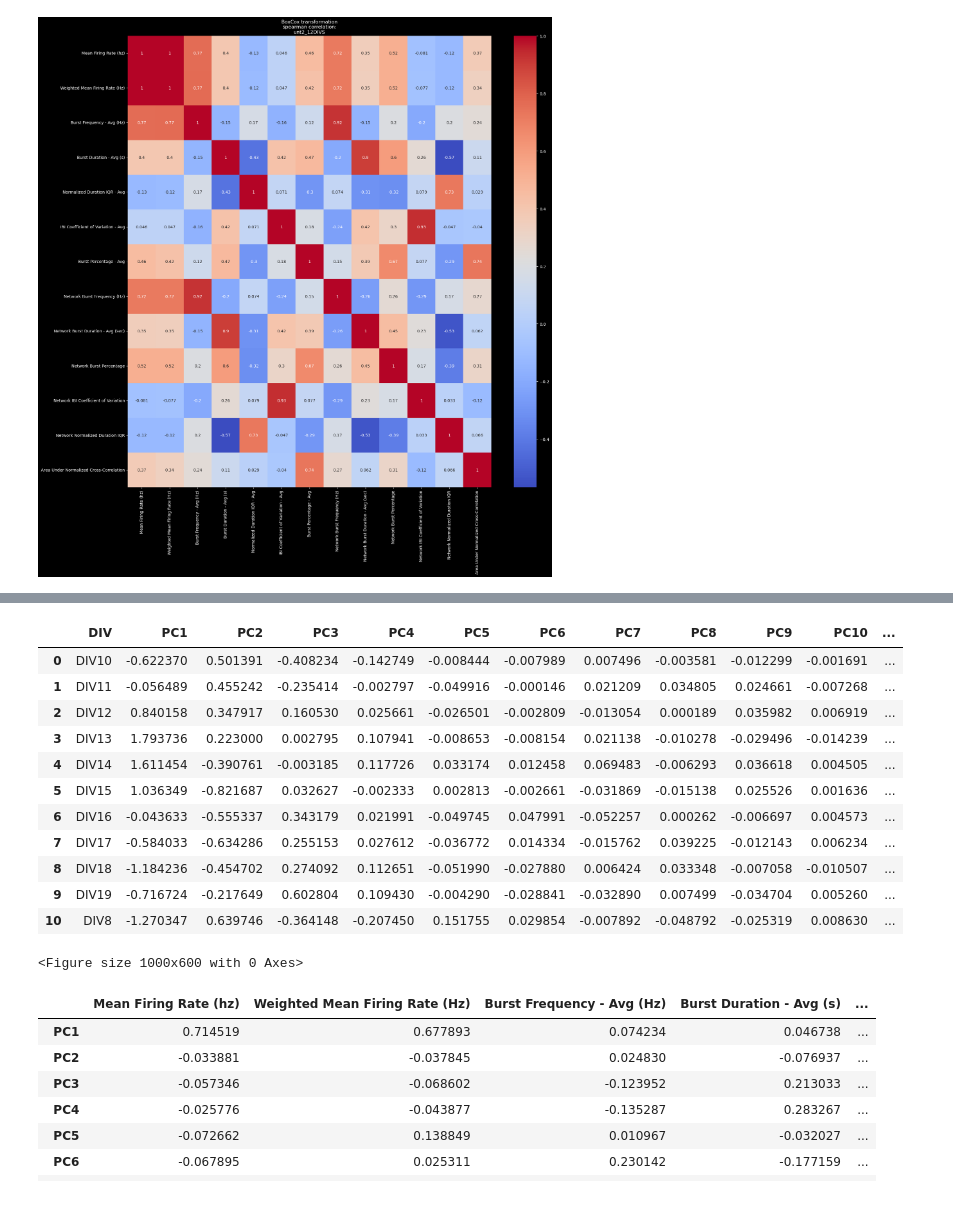
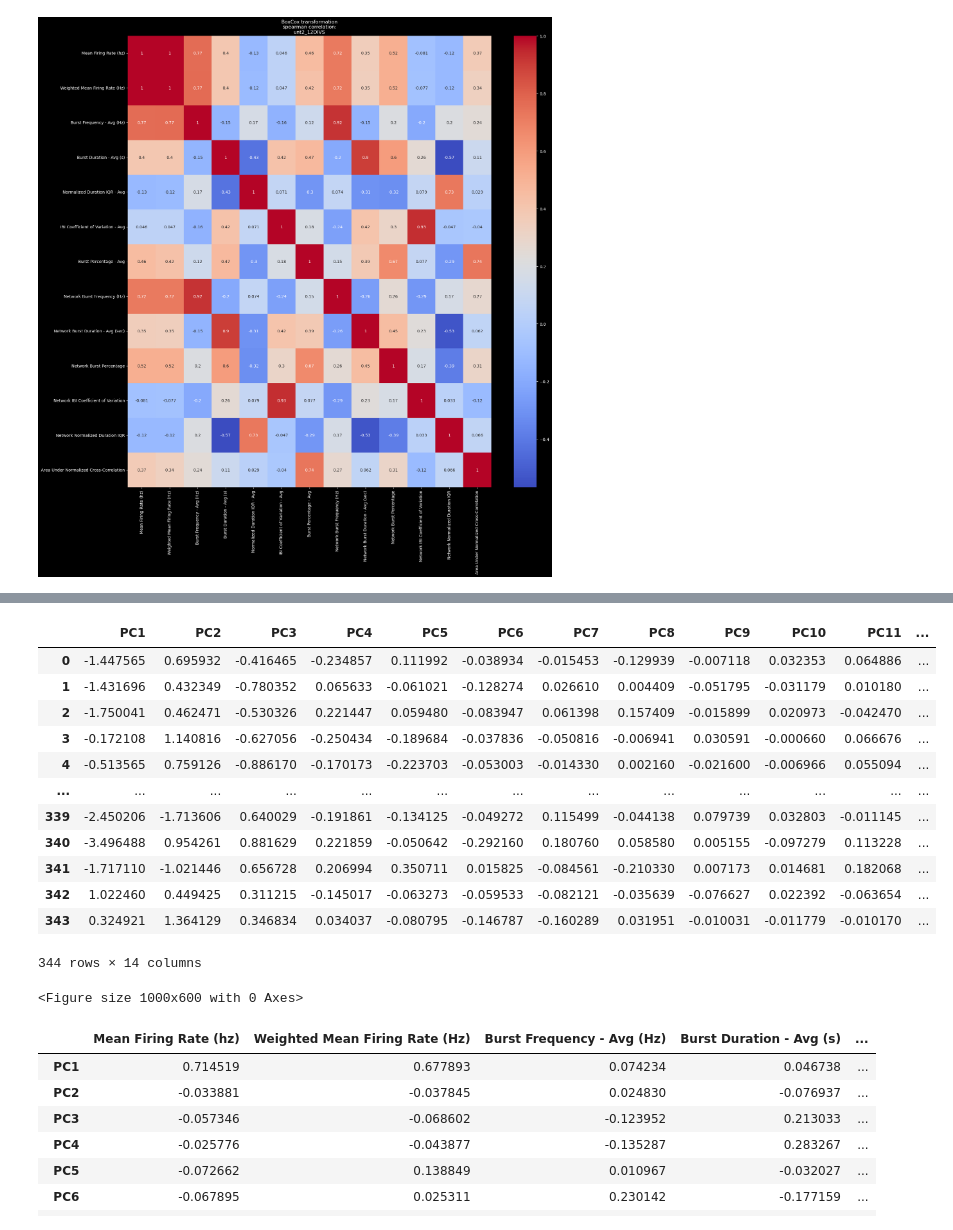
Before and after one commit to soderling-lab/MicroElectrodeArrayAnalysis, a Jupyter notebook: analysis/pca.ipynb, the cells around one changed output, grey strips where cells are left out. Cells and saved outputs as stored; diff of their text form; code cells hidden in the pictures.

```diff
--- a/analysis/pca.ipynb
+++ b/analysis/pca.ipynb
@@ -256,7 +257,7 @@ for day, dct in DIVS.items():
     mutdict = copy.deepcopy(dct)
     for (test), df in untdict.items():
         untdict[(test)]= keep_genes(df, 'unt2')
-        mutdict[(test)] = keep_genes(df, 'THSD7 2')
+        mutdict[(test)] = keep_genes(df, 'GPR37L 1')
     DIVSU[day]=untdict
     DIVSM[day]=mutdict
 DIVSU.keys()
@@ -421,6 +447,10 @@ norm_mf.shape, norm_sf.shape
 ## no need to transpose, sf yields fxf correlation
 # fs = sf.transpose()
 # fs.index
-norm_sf
+qc = pd.DataFrame(columns=norm_sf.columns, index=['min', 'max'])
+for col in norm_sf.columns:
+    qc.loc['min', col] = norm_sf[col].min()
+    qc.loc['max', col] = norm_sf[col].max()
+qc
 # %% [output]
 |  | Mean Firing Rate (hz) | Weighted Mean Firing Rate (Hz) | Burst Frequency - Avg (Hz) | Burst Duration - Avg (s) | ... |
@@ -525,11 +530,10 @@ def remove_DIV(dataf, daysf, day):
     cut_dataf = dataf[dataf['DIV'] != day.upper()].copy()
     cut_days = daysf.loc[cut_dataf.index]
     cut_dataf = cut_dataf.drop(columns='DIV').reset_index(drop=True)
-    dataf = dataf.drop(columns='DIV').reset_index(drop=True)
+    cut_days = cut_days.drop(columns='DIV').reset_index(drop=True)
     return cut_dataf, cut_days
 norm_sf5, DIVS_SF5 = remove_DIV(norm_sf, DIVS_SF, 'DIV5')
-norm_mf5, DIVS_MF5 = remove_DIV(norm_mf, DIVS_MF, 'DIV5')
-
-norm_mf5
+# norm_mf5, DIVS_MF5 = remove_DIV(norm_mf, DIVS_MF, 'DIV5')
+norm_sf5
 # %% [output]
 |  | Mean Firing Rate (hz) | Weighted Mean Firing Rate (Hz) | Burst Frequency - Avg (Hz) | Burst Duration - Avg (s) | ... |
@@ -564,35 +567,36 @@ norm_sf
 # %%
 ## PCA on BC and log
 ## initial PCA on unt2, div5 included or not. ur choice. c
 plt.figure(figsize=(10, 6))
 
 DATA, DAYS, TYPE  = norm_sf5, DIVS_SF5, 'sansDIV5' # CHANGE HERE
 if 'DIV' in DATA.columns:
     DATA.drop(columns='DIV', inplace=True)
 pca = PCA(n_components=DATA.shape[1])
 principalComponent = pca.fit_transform(DATA) ## CHANGE DATASET
 # convert principalComponent np array to df
 pca_df = pd.DataFrame(data = principalComponent, columns = [f'PC{i}' for i in range(1, DATA.shape[1]+1)])
 assert(DATA.shape[0] == DAYS.shape[0])
 pca_df['DIV'] = DAYS
 
 # ## avg all replicates for each DIV along test
 pca_avg = pca_df.groupby('DIV', as_index=False).mean()
-pca_avg
+pca_df
 # %% [output]
-|  | DIV | PC1 | PC2 | PC3 | PC4 | PC5 | PC6 | PC7 | PC8 | PC9 | PC10 | ... |
-| 0 | DIV10 | -0.622370 | 0.501391 | -0.408234 | -0.142749 | -0.008444 | -0.007989 | 0.007496 | -0.003581 | -0.012299 | -0.001691 | ... |
-| 1 | DIV11 | -0.056489 | 0.455242 | -0.235414 | -0.002797 | -0.049916 | -0.000146 | 0.021209 | 0.034805 | 0.024661 | -0.007268 | ... |
-| 2 | DIV12 | 0.840158 | 0.347917 | 0.160530 | 0.025661 | -0.026501 | -0.002809 | -0.013054 | 0.000189 | 0.035982 | 0.006919 | ... |
-| 3 | DIV13 | 1.793736 | 0.223000 | 0.002795 | 0.107941 | -0.008653 | -0.008154 | 0.021138 | -0.010278 | -0.029496 | -0.014239 | ... |
-| 4 | DIV14 | 1.611454 | -0.390761 | -0.003185 | 0.117726 | 0.033174 | 0.012458 | 0.069483 | -0.006293 | 0.036618 | 0.004505 | ... |
-| 5 | DIV15 | 1.036349 | -0.821687 | 0.032627 | -0.002333 | 0.002813 | -0.002661 | -0.031869 | -0.015138 | 0.025526 | 0.001636 | ... |
-| 6 | DIV16 | -0.043633 | -0.555337 | 0.343179 | 0.021991 | -0.049745 | 0.047991 | -0.052257 | 0.000262 | -0.006697 | 0.004573 | ... |
-| 7 | DIV17 | -0.584033 | -0.634286 | 0.255153 | 0.027612 | -0.036772 | 0.014334 | -0.015762 | 0.039225 | -0.012143 | 0.006234 | ... |
-| 8 | DIV18 | -1.184236 | -0.454702 | 0.274092 | 0.112651 | -0.051990 | -0.027880 | 0.006424 | 0.033348 | -0.007058 | -0.010507 | ... |
-| 9 | DIV19 | -0.716724 | -0.217649 | 0.602804 | 0.109430 | -0.004290 | -0.028841 | -0.032890 | 0.007499 | -0.034704 | 0.005260 | ... |
-| 10 | DIV8 | -1.270347 | 0.639746 | -0.364148 | -0.207450 | 0.151755 | 0.029854 | -0.007892 | -0.048792 | -0.025319 | 0.008630 | ... |
+|  | PC1 | PC2 | PC3 | PC4 | PC5 | PC6 | PC7 | PC8 | PC9 | PC10 | PC11 | ... |
+| 0 | -1.447565 | 0.695932 | -0.416465 | -0.234857 | 0.111992 | -0.038934 | -0.015453 | -0.129939 | -0.007118 | 0.032353 | 0.064886 | ... |
+| 1 | -1.431696 | 0.432349 | -0.780352 | 0.065633 | -0.061021 | -0.128274 | 0.026610 | 0.004409 | -0.051795 | -0.031179 | 0.010180 | ... |
+| 2 | -1.750041 | 0.462471 | -0.530326 | 0.221447 | 0.059480 | -0.083947 | 0.061398 | 0.157409 | -0.015899 | 0.020973 | -0.042470 | ... |
+| 3 | -0.172108 | 1.140816 | -0.627056 | -0.250434 | -0.189684 | -0.037836 | -0.050816 | -0.006941 | 0.030591 | -0.000660 | 0.066676 | ... |
+| 4 | -0.513565 | 0.759126 | -0.886170 | -0.170173 | -0.223703 | -0.053003 | -0.014330 | 0.002160 | -0.021600 | -0.006966 | 0.055094 | ... |
+| ... | ... | ... | ... | ... | ... | ... | ... | ... | ... | ... | ... | ... |
+| 339 | -2.450206 | -1.713606 | 0.640029 | -0.191861 | -0.134125 | -0.049272 | 0.115499 | -0.044138 | 0.079739 | 0.032803 | -0.011145 | ... |
+| 340 | -3.496488 | 0.954261 | 0.881629 | 0.221859 | -0.050642 | -0.292160 | 0.180760 | 0.058580 | 0.005155 | -0.097279 | 0.113228 | ... |
+| 341 | -1.717110 | -1.021446 | 0.656728 | 0.206994 | 0.350711 | 0.015825 | -0.084561 | -0.210330 | 0.007173 | 0.014681 | 0.182068 | ... |
+| 342 | 1.022460 | 0.449425 | 0.311215 | -0.145017 | -0.063273 | -0.059533 | -0.082121 | -0.035639 | -0.076627 | 0.022392 | -0.063654 | ... |
+| 343 | 0.324921 | 1.364129 | 0.346834 | 0.034037 | -0.080795 | -0.146787 | -0.160289 | 0.031951 | -0.010031 | -0.011779 | -0.010170 | ... |
-<Figure size 1000x600 with 0 Axes>
+344 rows × 14 columns
+<Figure size 1000x600 with 0 Axes>
 # %%
 loadings = pd.DataFrame(pca.components_, columns=DATA.columns, index=[f'PC{i}' for i in range(1, len(pca.components_) + 1)])
 LOADINGSFILE = f'../plots/PCA/BoxCox&Log/{os.path.basename(os.path.normpath(FOLDER_PATH))}/weights/{TYPE}_unt2_pcaloadings.csv'
```
Also changed, not shown: parts of 13 cells of this notebook.
